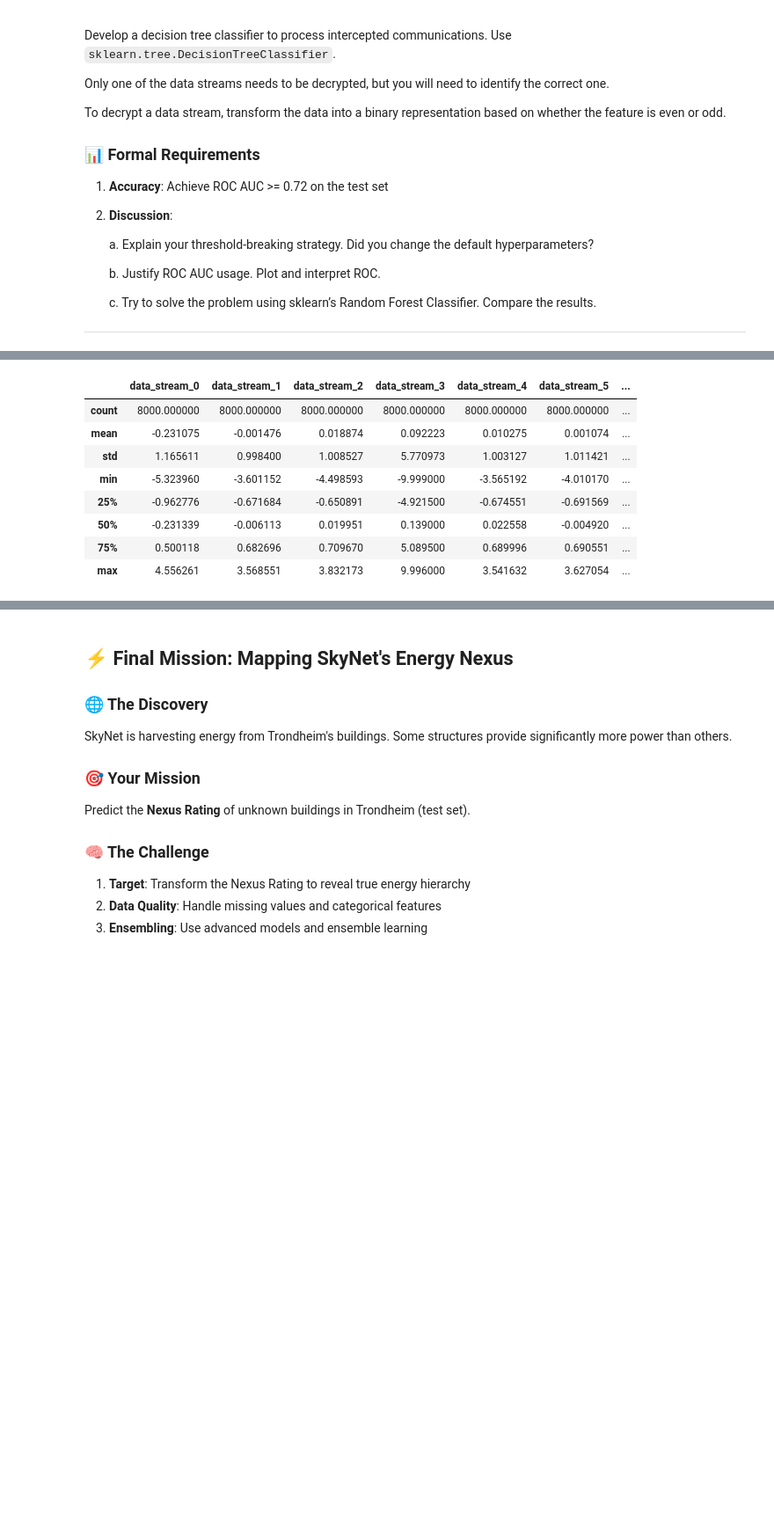
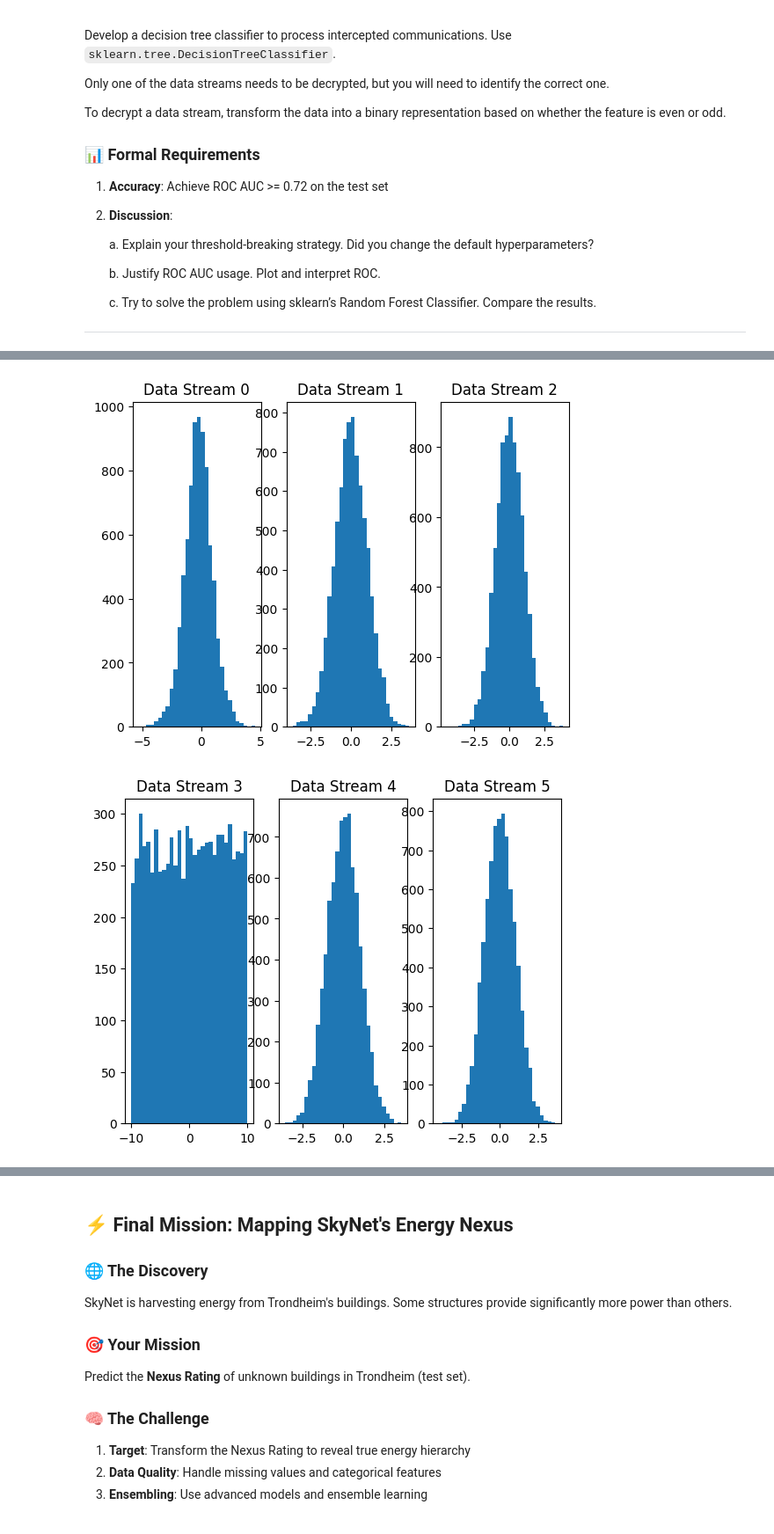
Before and after one commit to baardby/Intro-To-ML-Assignment-1, a Jupyter notebook: assignment1/Chapter_1.ipynb, the cells around one changed output, grey strips where cells are left out. Shown: that part at 88% size. Cells and saved outputs as stored; diff of their text form; code cells hidden in the pictures; blank space fills up the shorter version.

Commit message:
Finished mission 3 and began mission 4

```diff
--- a/assignment1/Chapter_1.ipynb
+++ b/assignment1/Chapter_1.ipynb
@@ -284,12 +244,40 @@ Nøyaktighet:  0.807
-# %%
-train.describe()
-# %% [output]
-|  | data_stream_0 | data_stream_1 | data_stream_2 | data_stream_3 | data_stream_4 | data_stream_5 | ... |
-| count | 8000.000000 | 8000.000000 | 8000.000000 | 8000.000000 | 8000.000000 | 8000.000000 | ... |
-| mean | -0.231075 | -0.001476 | 0.018874 | 0.092223 | 0.010275 | 0.001074 | ... |
-| std | 1.165611 | 0.998400 | 1.008527 | 5.770973 | 1.003127 | 1.011421 | ... |
-| min | -5.323960 | -3.601152 | -4.498593 | -9.999000 | -3.565192 | -4.010170 | ... |
-| 25% | -0.962776 | -0.671684 | -0.650891 | -4.921500 | -0.674551 | -0.691569 | ... |
-| 50% | -0.231339 | -0.006113 | 0.019951 | 0.139000 | 0.022558 | -0.004920 | ... |
-| 75% | 0.500118 | 0.682696 | 0.709670 | 5.089500 | 0.689996 | 0.690551 | ... |
-| max | 4.556261 | 3.568551 | 3.832173 | 9.996000 | 3.541632 | 3.627054 | ... |
+# %%
+#Henter ut train og test
+train = pd.read_csv('mission3_train.csv')
+test = pd.read_csv('mission3_test.csv')
+
+train.describe()
+
+fig1, axes = plt.subplots(1, 3)
+axes[0].hist(train['data_stream_0'], bins=30)
+axes[0].set_title('Data Stream 0')
+axes[1].hist(train['data_stream_1'], bins=30)
+axes[1].set_title('Data Stream 1')
+axes[2].hist(train['data_stream_2'], bins=30)
+axes[2].set_title('Data Stream 2')
+plt.show()
+fig2, axes = plt.subplots(1, 3)
+axes[0].hist(train['data_stream_3'], bins=30)
+axes[0].set_title('Data Stream 3')
+axes[1].hist(train['data_stream_4'], bins=30)
+axes[1].set_title('Data Stream 4')
+axes[2].hist(train['data_stream_5'], bins=30)
+axes[2].set_title('Data Stream 5')
+plt.show()
+fig3, axes = plt.subplots(1, 3)
+axes[0].hist(train['data_stream_6'], bins=30)
+axes[0].set_title('Data Stream 6')
+axes[1].hist(train['data_stream_7'], bins=30)
+axes[1].set_title('Data Stream 7')
+axes[2].hist(train['data_stream_8'], bins=30)
+axes[2].set_title('Data Stream 8')
+plt.show()
+fig4, axes = plt.subplots(1, 2)
+axes[0].hist(train['data_stream_9'], bins=30)
+axes[0].set_title('Data Stream 9')
+axes[1].hist(train['data_stream_10'], bins=30)
+axes[1].set_title('Data Stream 10')
+plt.show()
+# %% [output]
+[figure, added]
+[figure, added]
```
Also changed, not shown: parts of 13 cells of this notebook.
